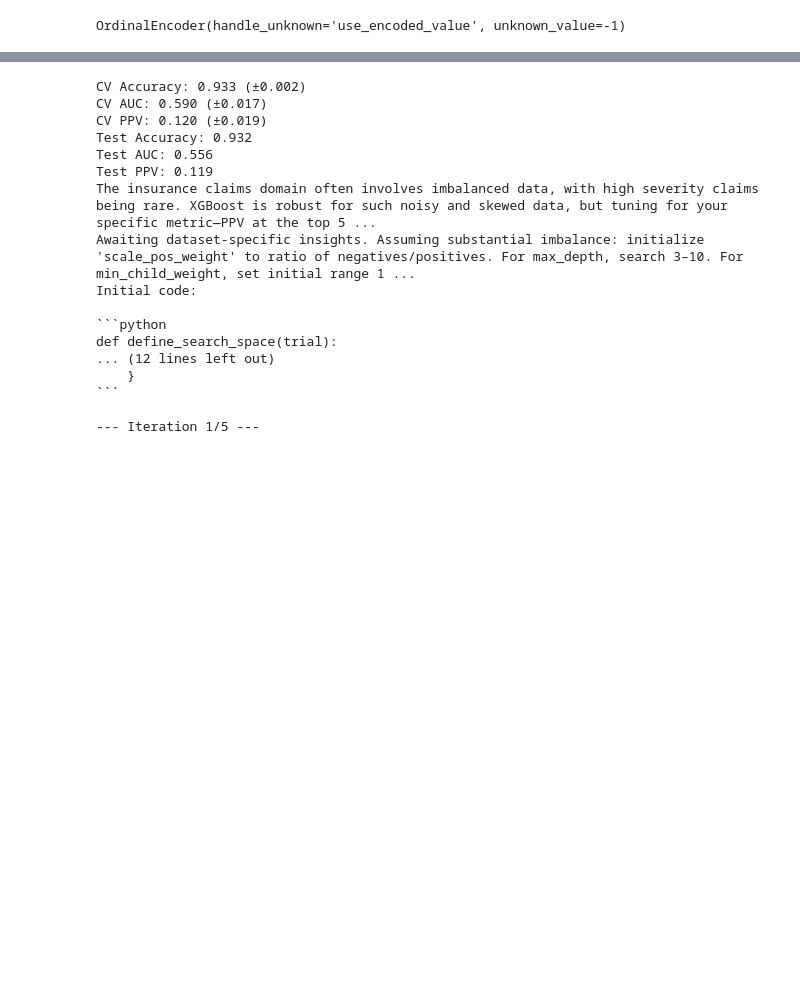
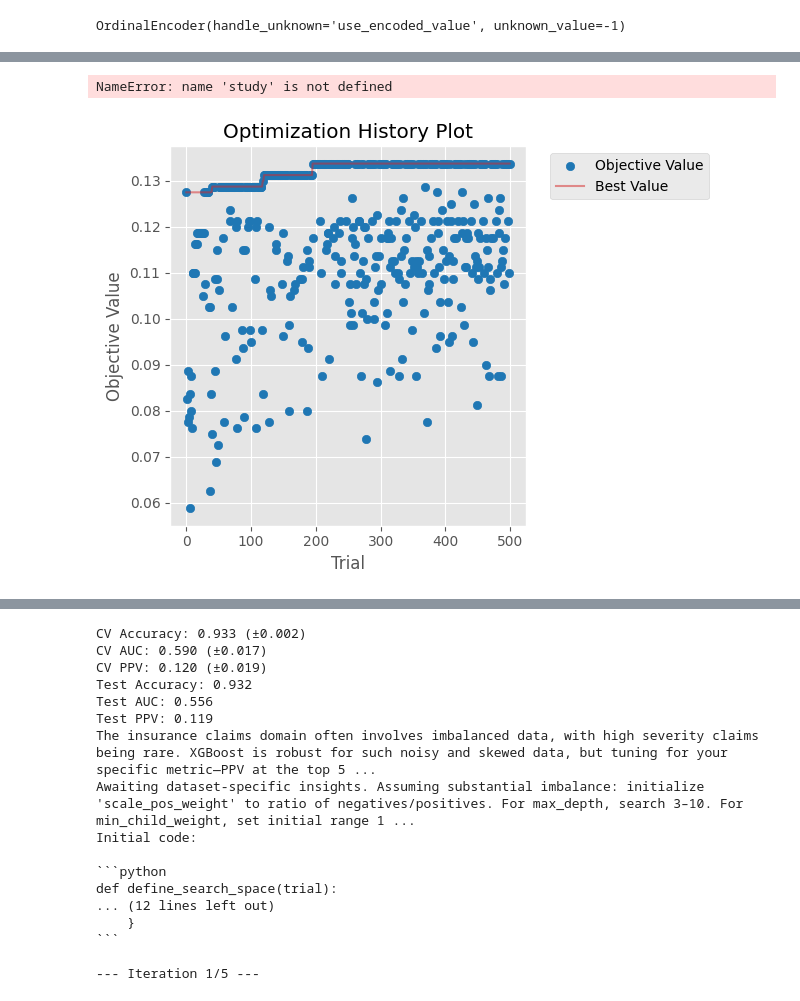
Before and after one commit to pdoubleg/ds-assistant, a Jupyter notebook: notebooks/auto_tune.ipynb, the cells around one changed output, grey strips where cells are left out. Cells and saved outputs as stored; diff of their text form; code cells hidden in the pictures; blank space fills up the shorter version.

```diff
--- a/notebooks/auto_tune.ipynb
+++ b/notebooks/auto_tune.ipynb
@@ -223,0 +385,8 @@ X_transformed["claim_status"] = y_train
+# %%
+from src.utils import metric_ppv
+from optuna.samplers import TPESampler
+from sklearn.model_selection import StratifiedKFold
+import optuna
+
+sampler = TPESampler(seed = 42)
+study = optuna.create_study(direction="maximize",sampler=sampler)
@@ -223,0 +430,33 @@ X_transformed["claim_status"] = y_train
+# %%
+optuna.logging.set_verbosity(optuna.logging.WARNING)
+
+
+skf = StratifiedKFold(n_splits=5, shuffle=True, random_state=42)
+splits = list(skf.split(X_train, y_train))
+
+features = list(X_train.columns)
+
+# We first try the model using all features
+default_features = {ft: True for ft in features}
+study.enqueue_trial(default_features)
+
+study.optimize(FeatureSelectionOptuna(
+                         model=model,
+                         scoring_fn=metric_ppv,
+                         features=features,
+                         X=X_train,
+                         y=y_train,
+                         splits=splits,
+                         ), n_trials=500, show_progress_bar=True)
+# %%
+study.best_params
+# %% [output]
+NameError: name 'study' is not defined
+# %%
+import matplotlib.pyplot as plt
+
+
+fig = optuna.visualization.matplotlib.plot_optimization_history(study)
+plt.tight_layout()
+# %% [output]
+[figure, added]
```
Also changed, not shown: parts of 19 cells of this notebook, 2 other files.
